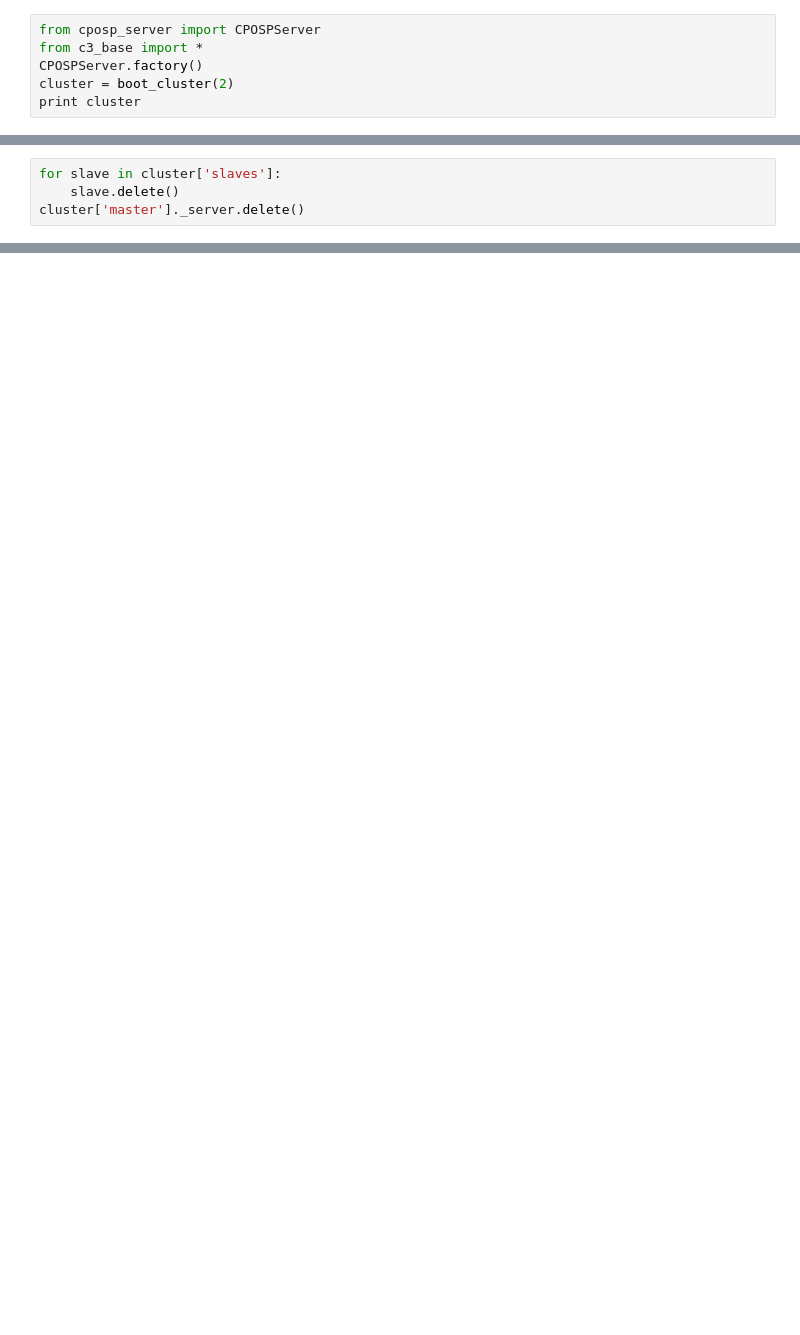
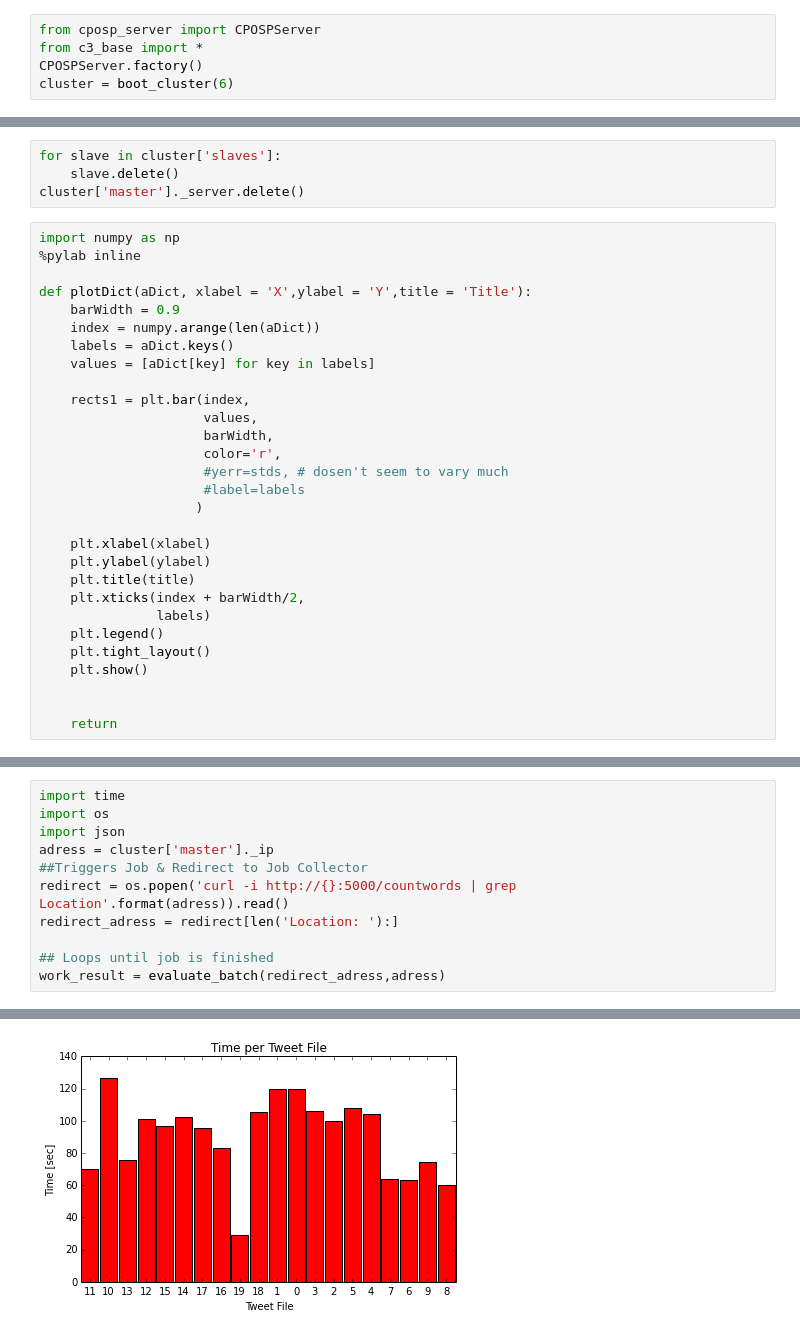
Before and after one commit to MaxAndersson/pyTasks, a Jupyter notebook: C3.ipynb, the cells around one changed output, grey strips where cells are left out. Saved outputs shown, nothing was run; the diff lists cells and outputs as text; blank space fills up the shorter version.

Commit message:
weak scaling tests and results, combined with provisioning for master/slave from snapshot

```diff
--- a/C3.ipynb
+++ b/C3.ipynb
@@ -2,6 +2,5 @@
 from cposp_server import CPOSPServer
 from c3_base import *
 CPOSPServer.factory()
-cluster = boot_cluster(2)
-print cluster
+cluster = boot_cluster(6)
 # %% [output]
@@ -15,3 +19,32 @@ print cluster['master']._ip
 for slave in cluster['slaves']:
     slave.delete()
 cluster['master']._server.delete()
+# %%
+import numpy as np
+%pylab inline
+
+def plotDict(aDict, xlabel = 'X',ylabel = 'Y',title = 'Title'):
+    barWidth = 0.9
+    index = numpy.arange(len(aDict))
+    labels = aDict.keys()
+    values = [aDict[key] for key in labels]
+
+    rects1 = plt.bar(index,
+                     values,
+                     barWidth,
+                     color='r',
+                     #yerr=stds, # dosen't seem to vary much
+                     #label=labels
+                    )
+
+    plt.xlabel(xlabel)
+    plt.ylabel(ylabel)
+    plt.title(title)
+    plt.xticks(index + barWidth/2,
+               labels)
+    plt.legend()
+    plt.tight_layout()
+    plt.show()
+
+
+    return
@@ -17,0 +99,12 @@ cluster['master']._server.delete()
+# %%
+import time
+import os
+import json
+adress = cluster['master']._ip
+##Triggers Job & Redirect to Job Collector
+redirect = os.popen('curl -i http://{}:5000/countwords | grep Location'.format(adress)).read()
+redirect_adress = redirect[len('Location: '):]
+
+## Loops until job is finished
+work_result = evaluate_batch(redirect_adress,adress)
+# %% [output]
@@ -17,0 +128 @@ cluster['master']._server.delete()
+[figure, added]
```
Also changed, not shown: parts of 7 cells of this notebook, 19 other files.
